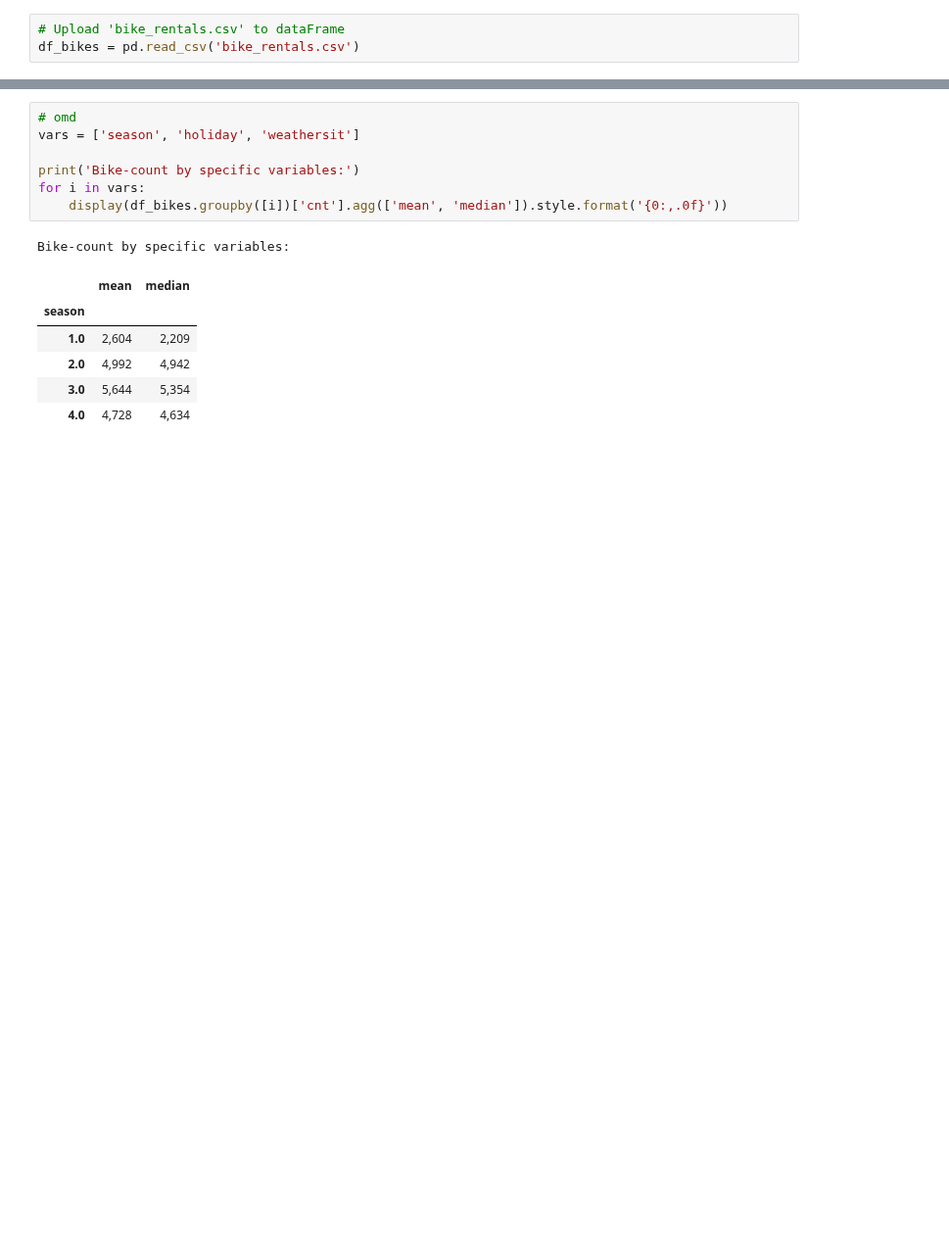
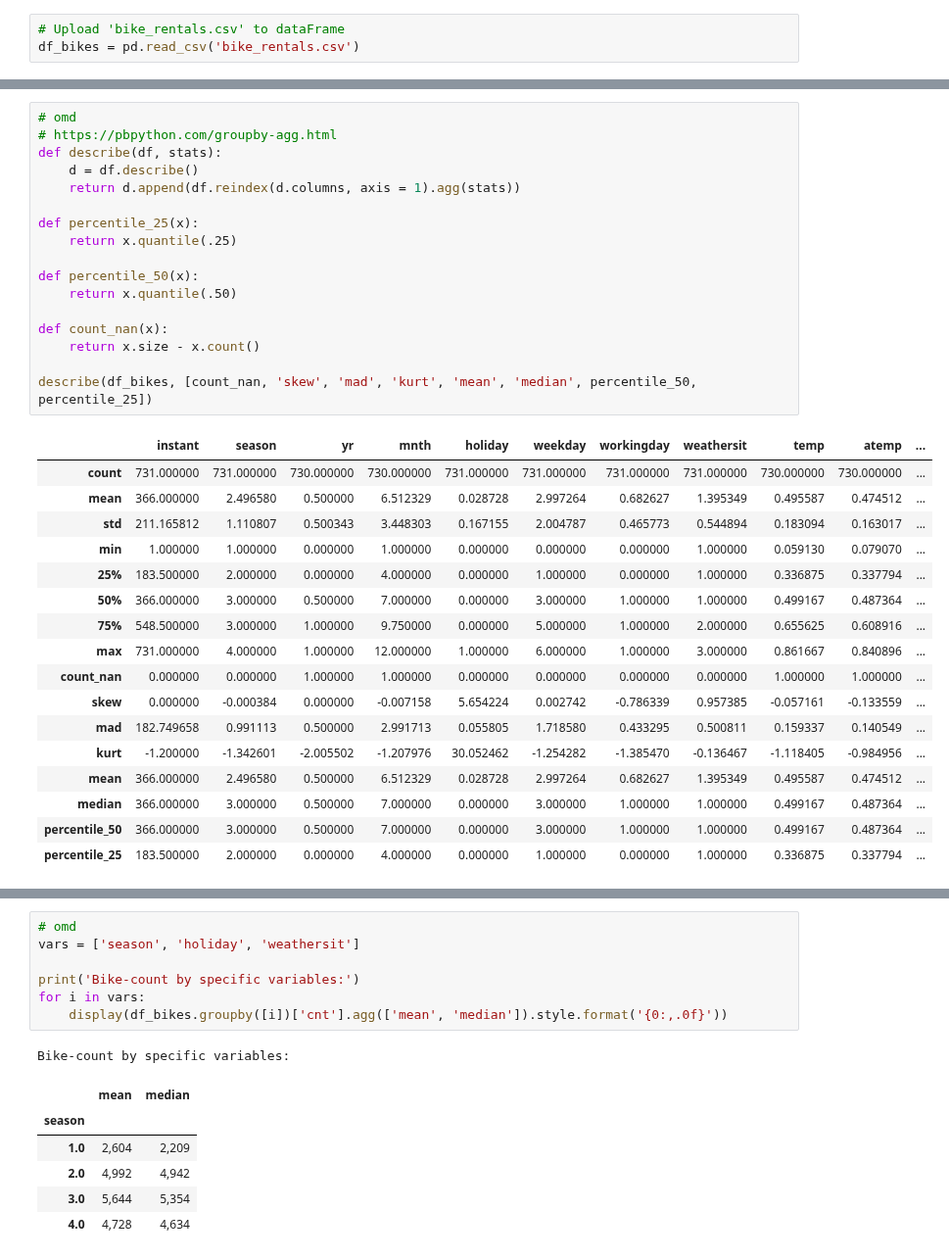
Before and after one commit to omdgit/Hands-On-Gradient-Boosting-with-XGBoost-and-Scikit-learn, a Jupyter notebook: Chapter01/Gradient_Boosting_in_Machine_Learning.ipynb, the cells around one changed output, grey strips where cells are left out. Shown at 98% size. Saved outputs shown, nothing was run; the diff lists cells and outputs as text; blank space fills up the shorter version.

```diff
--- a/Chapter01/Gradient_Boosting_in_Machine_Learning.ipynb
+++ b/Chapter01/Gradient_Boosting_in_Machine_Learning.ipynb
@@ -7,2 +57,37 @@ df_bikes = pd.read_csv('bike_rentals.csv')
+# %%
+# omd
+# https://pbpython.com/groupby-agg.html
+def describe(df, stats):
+    d = df.describe()
+    return d.append(df.reindex(d.columns, axis = 1).agg(stats))
+
+def percentile_25(x):
+    return x.quantile(.25)
+
+def percentile_50(x):
+    return x.quantile(.50)
+
+def count_nan(x):
+    return x.size - x.count()
+
+describe(df_bikes, [count_nan, 'skew', 'mad', 'kurt', 'mean', 'median', percentile_50, percentile_25])
+# %% [output]
+|  | instant | season | yr | mnth | holiday | weekday | workingday | weathersit | temp | atemp | ... |
+| count | 731.000000 | 731.000000 | 730.000000 | 730.000000 | 731.000000 | 731.000000 | 731.000000 | 731.000000 | 730.000000 | 730.000000 | ... |
+| mean | 366.000000 | 2.496580 | 0.500000 | 6.512329 | 0.028728 | 2.997264 | 0.682627 | 1.395349 | 0.495587 | 0.474512 | ... |
+| std | 211.165812 | 1.110807 | 0.500343 | 3.448303 | 0.167155 | 2.004787 | 0.465773 | 0.544894 | 0.183094 | 0.163017 | ... |
+| min | 1.000000 | 1.000000 | 0.000000 | 1.000000 | 0.000000 | 0.000000 | 0.000000 | 1.000000 | 0.059130 | 0.079070 | ... |
+| 25% | 183.500000 | 2.000000 | 0.000000 | 4.000000 | 0.000000 | 1.000000 | 0.000000 | 1.000000 | 0.336875 | 0.337794 | ... |
+| 50% | 366.000000 | 3.000000 | 0.500000 | 7.000000 | 0.000000 | 3.000000 | 1.000000 | 1.000000 | 0.499167 | 0.487364 | ... |
+| 75% | 548.500000 | 3.000000 | 1.000000 | 9.750000 | 0.000000 | 5.000000 | 1.000000 | 2.000000 | 0.655625 | 0.608916 | ... |
+| max | 731.000000 | 4.000000 | 1.000000 | 12.000000 | 1.000000 | 6.000000 | 1.000000 | 3.000000 | 0.861667 | 0.840896 | ... |
+| count_nan | 0.000000 | 0.000000 | 1.000000 | 1.000000 | 0.000000 | 0.000000 | 0.000000 | 0.000000 | 1.000000 | 1.000000 | ... |
+| skew | 0.000000 | -0.000384 | 0.000000 | -0.007158 | 5.654224 | 0.002742 | -0.786339 | 0.957385 | -0.057161 | -0.133559 | ... |
+| mad | 182.749658 | 0.991113 | 0.500000 | 2.991713 | 0.055805 | 1.718580 | 0.433295 | 0.500811 | 0.159337 | 0.140549 | ... |
+| kurt | -1.200000 | -1.342601 | -2.005502 | -1.207976 | 30.052462 | -1.254282 | -1.385470 | -0.136467 | -1.118405 | -0.984956 | ... |
+| mean | 366.000000 | 2.496580 | 0.500000 | 6.512329 | 0.028728 | 2.997264 | 0.682627 | 1.395349 | 0.495587 | 0.474512 | ... |
+| median | 366.000000 | 3.000000 | 0.500000 | 7.000000 | 0.000000 | 3.000000 | 1.000000 | 1.000000 | 0.499167 | 0.487364 | ... |
+| percentile_50 | 366.000000 | 3.000000 | 0.500000 | 7.000000 | 0.000000 | 3.000000 | 1.000000 | 1.000000 | 0.499167 | 0.487364 | ... |
+| percentile_25 | 183.500000 | 2.000000 | 0.000000 | 4.000000 | 0.000000 | 1.000000 | 0.000000 | 1.000000 | 0.336875 | 0.337794 | ... |
 # %%
 # omd
```
Also changed, not shown: parts of 34 cells of this notebook, 1 other file.
